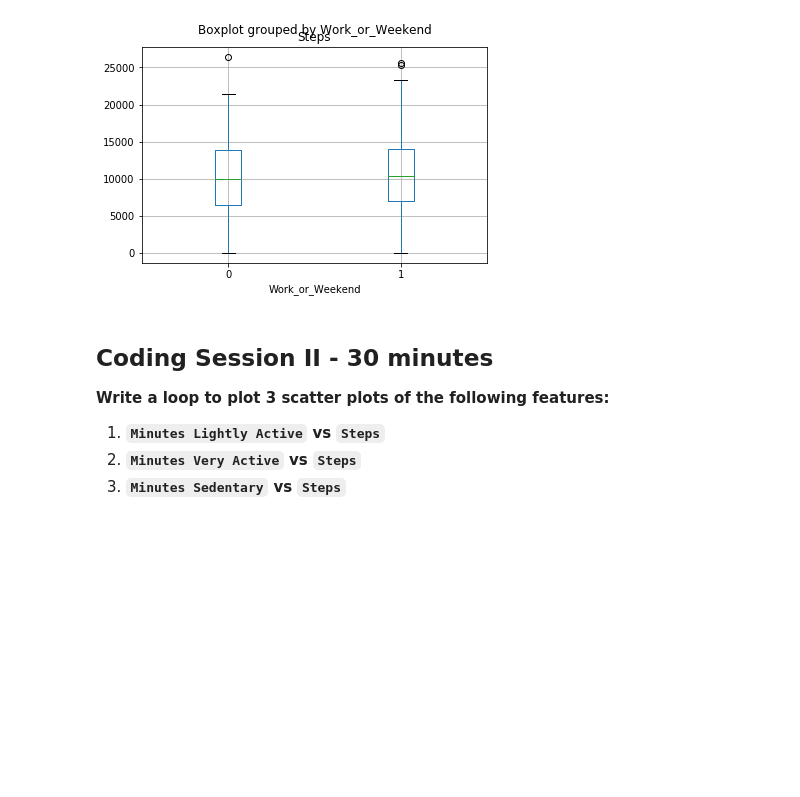
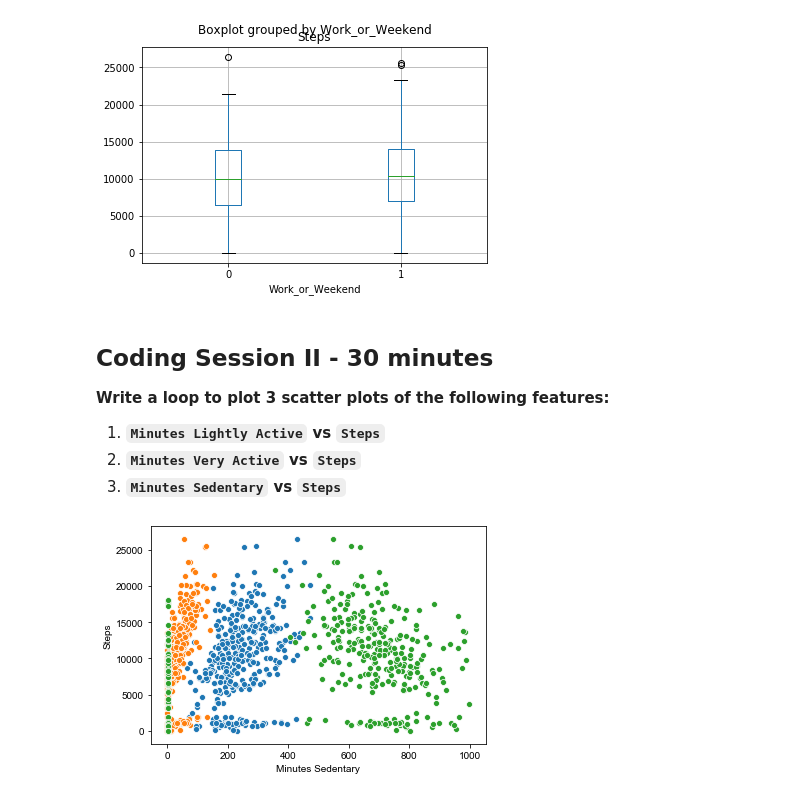
Before and after one commit to Juliaroch/dataptmad1019, a Jupyter notebook: module-2/lab-matplotlib-seaborn/your-code/challenge-2.ipynb, the cells around one changed output. Saved outputs shown, nothing was run; the diff lists cells and outputs as text; code cells hidden in the pictures; blank space fills up the shorter version.

```diff
--- a/module-2/lab-matplotlib-seaborn/your-code/challenge-2.ipynb
+++ b/module-2/lab-matplotlib-seaborn/your-code/challenge-2.ipynb
@@ -64,0 +63,10 @@ boxplot2 = fitbit.boxplot(column=['Steps'], by='Work_or_Weekend', return_type=No
+# %%
+# Driver 2 enter codes here
+
+columns=['Minutes Lightly Active', 'Minutes Very Active','Minutes Sedentary']
+
+for x in columns:
+    sns.scatterplot(x=x, y="Steps", data=fitbit)
+    sns.set()
+# %% [output]
+[figure, added]
```
Also changed, not shown: parts of 1 cell of this notebook.
